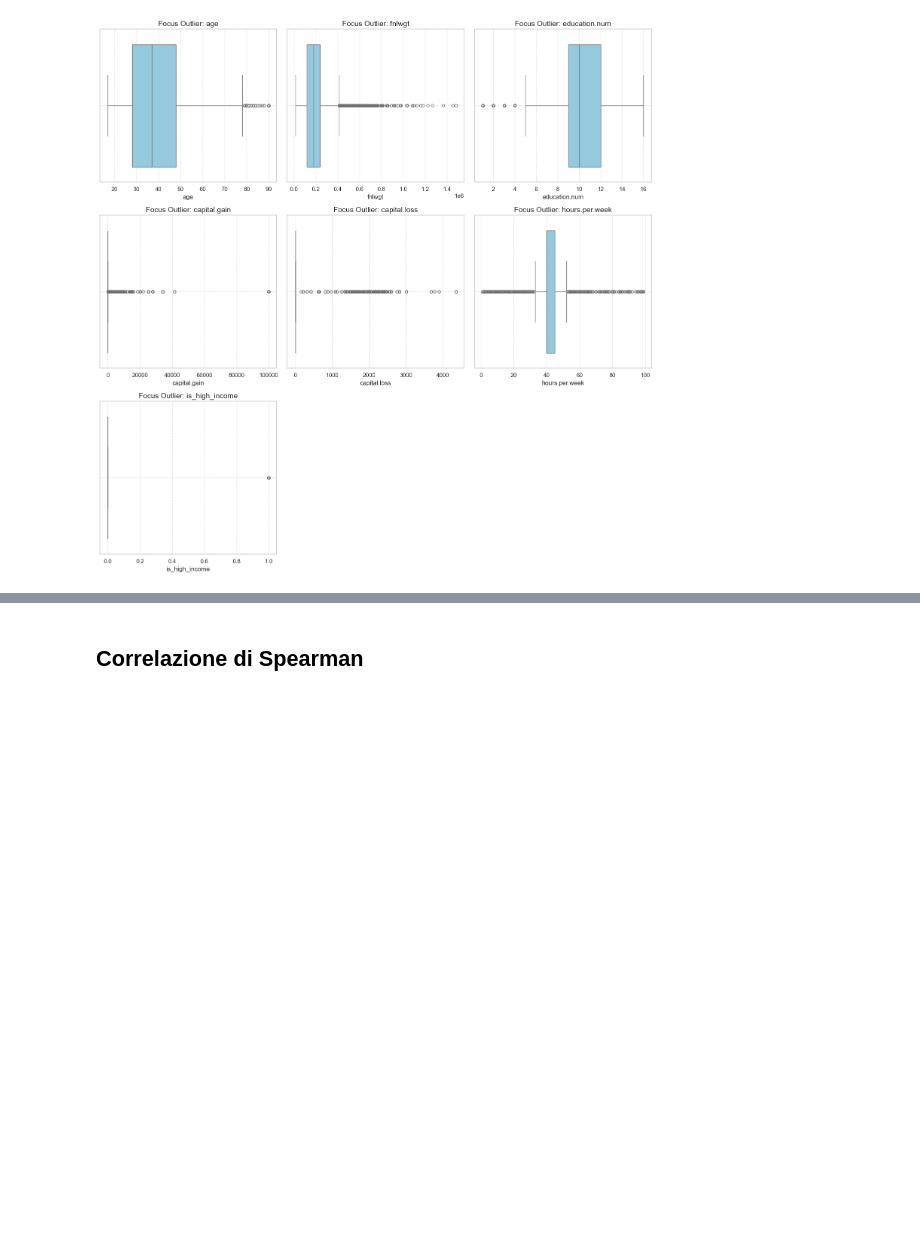
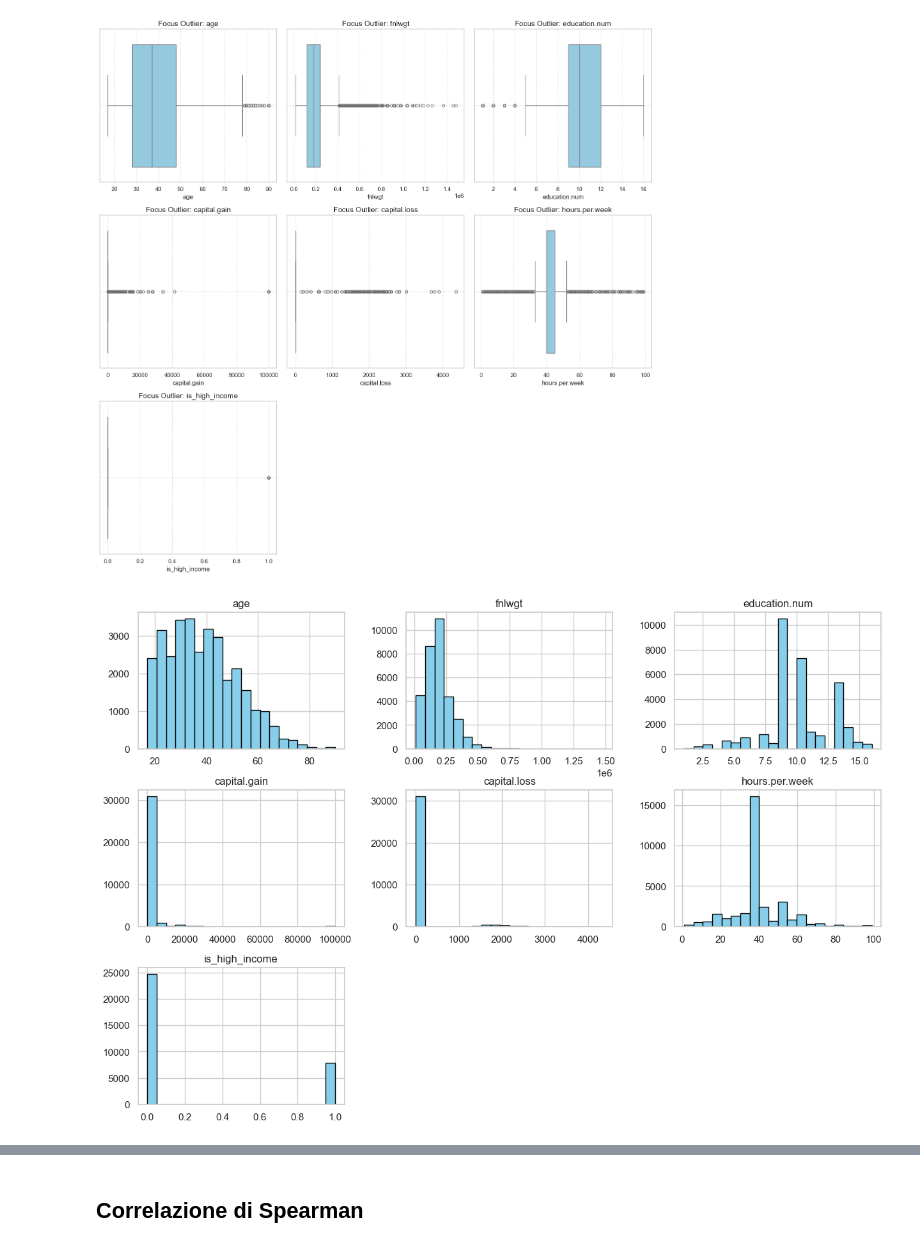
Before and after one commit to M-Barreca/01_Labor_Risk_Profiling, a Jupyter notebook: labor_risk_profiling.ipynb, the cells around one changed output, grey strips where cells are left out. Drawn from its saved outputs; the diff is of its cells as text; code cells hidden in the pictures; blank space fills up the shorter version.

```diff
--- a/labor_risk_profiling.ipynb
+++ b/labor_risk_profiling.ipynb
@@ -261,3 +261,8 @@ def plot_outliers(df, lista):
 plot_outliers(df_1, result[0])
 # %% [output]
 [figure]
+# %%
+df_num=df_1.drop(columns=result[1])
+ax=df_num.hist(figsize=(15,10), bins=20, color='skyblue', edgecolor='black')
+# %% [output]
+[figure, added]
```
Also changed, not shown: parts of 19 cells of this notebook.
